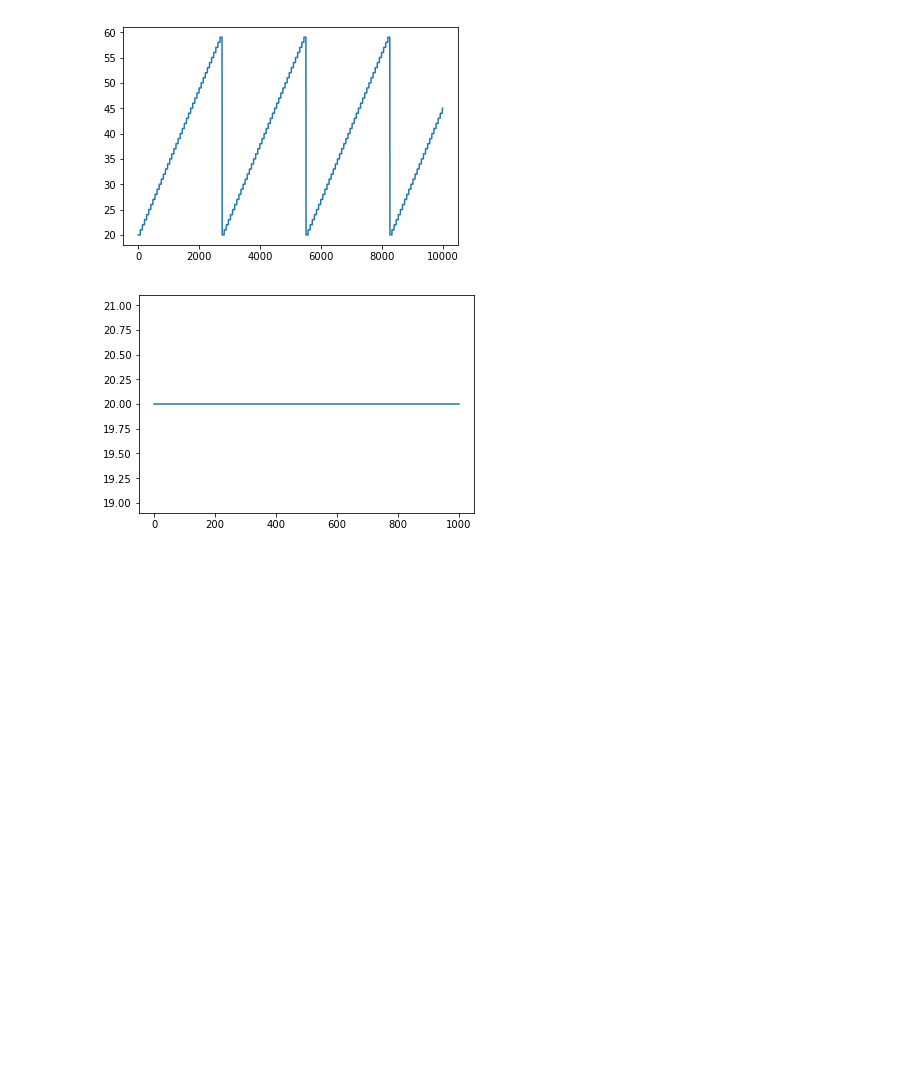
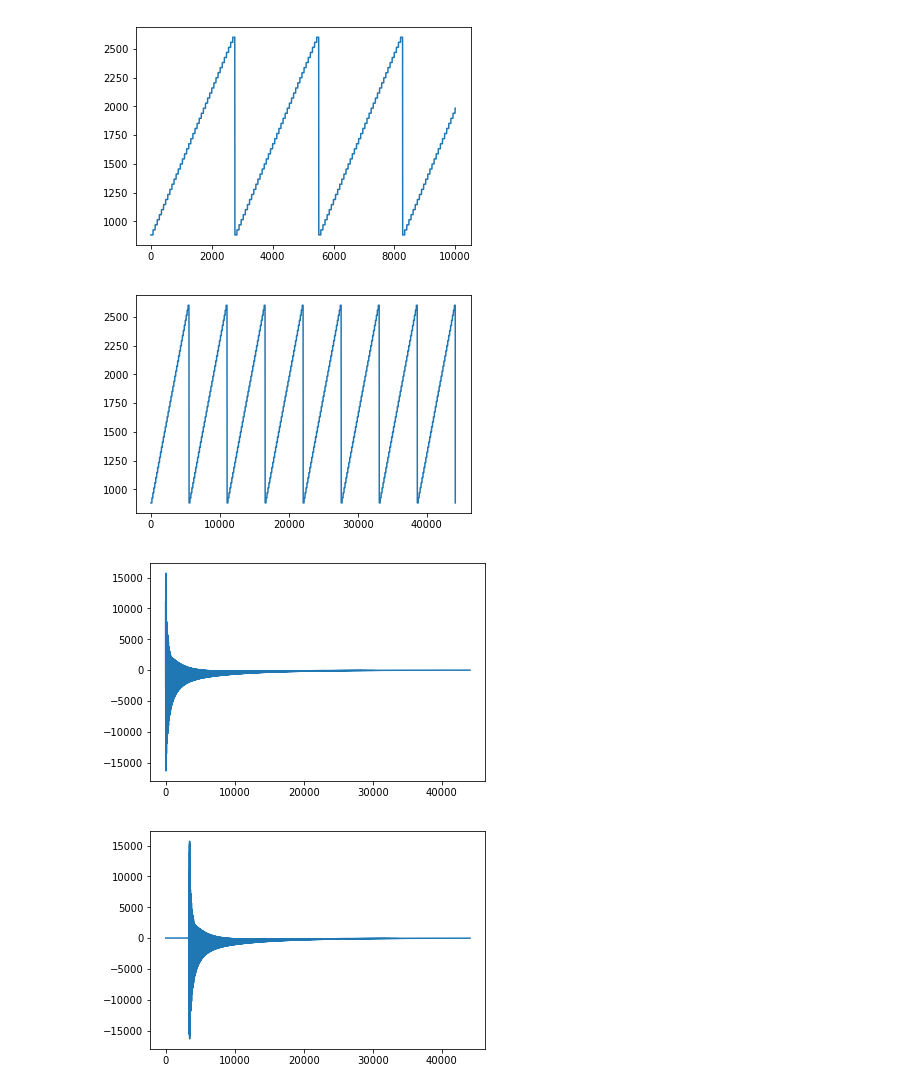
Before and after one commit to NorwayMaple/DSP-project, a Jupyter notebook: Untitled.ipynb, the cells around one changed output. Saved outputs shown, nothing was run; the diff lists cells and outputs as text; code cells hidden in the pictures; blank space fills up the shorter version.

Commit message:
testing chorus in jupyter notebook

```diff
--- a/Untitled.ipynb
+++ b/Untitled.ipynb
@@ -70,8 +70,7 @@ def generateLFO(length = 44100, rate = 44100, ave_delay = 40, lfo_range = 40, fr
         #(x-x1)=i%(rate/freq)
         #(y2-y1)(x-x1)/(x2-x1)=range*freq*(i%(rate/freq))/rate
         #((y2-y1)(x-x1)/(x2-x1))+y1 = (range*freq*(i%(rate/freq))/rate) + delay - range/2
-        LFO[i]=((lfo_range*freq*(i%(rate//freq))//rate)+ave_delay-(lfo_range//2))
-        #*rate//1000
+        LFO[i]=((lfo_range*freq*(i%(rate//freq))//rate)+ave_delay-(lfo_range//2))*rate//1000
         #LFO[i]=(lfo_range*freq*(i%(rate//freq))//rate)+ave_delay-(lfo_range//2)*rate//1000
         #LFO[i]=(lfo_range*freq*(i%(rate//freq)))+ave_delay*rate-(lfo_range*rate//2)//1000
     return LFO
@@ -85,15 +84,15 @@ plt.show()
 # %%
-def chorus(data, buffer_length = 1764):
+def chorus(data, buffer_length = 3528):
     # not sure what order of magnitude buffer_length should be
     samples = np.fromstring(data, 'int16')
     samples = (samples / 32767).astype('float32')
     chorus = np.array([0]*samples.size, 'float32')
     buf = deque([0]*buffer_length)
-    lfo = generateLFO(length = samples.size, freq = 16)
+    lfo = generateLFO(length = samples.size, freq = 16, ave_delay = 2, lfo_range = 1)
     for i in range(samples.size):
         buf.append(samples[i])
         buf.popleft()
-        chorus[i] = samples[lfo[i]]
+        chorus[i] = buf[lfo[i]]
 #        chorus[i] = (buf[0] + samples[lfo[i]]) / 2
     #    chorus[i] = samples[i]/2 + buf[0]/2
      #   buf.append(samples[i])
@@ -104,12 +103,18 @@ def chorus(data, buffer_length = 1764):
     return chorus.tostring()
 # %%
 y = generateNote(880)
-z = chorus(x)
-plt.plot(range(0, 1000), np.fromstring(z, 'int16')[:1000])
+z = chorus(y)
+plt.plot(range(0, 44100), np.fromstring(x, 'int16'))
 plt.show()
+plt.plot(range(0, 44100), np.fromstring(y, 'int16'))
+plt.show()
+plt.plot(range(0, 44100), np.fromstring(z, 'int16'))
+plt.show()
 # %% [output]
-[figure, old version]
+[figure, new version]
-[figure, old version]
+[figure, new version]
+[figure, added]
+[figure, added]
 # %%
 pygame.mixer.pre_init(44100, -16, 1, 2048)
 pygame.init()
```
Also changed, not shown: parts of 2 cells of this notebook, 1 other file.
